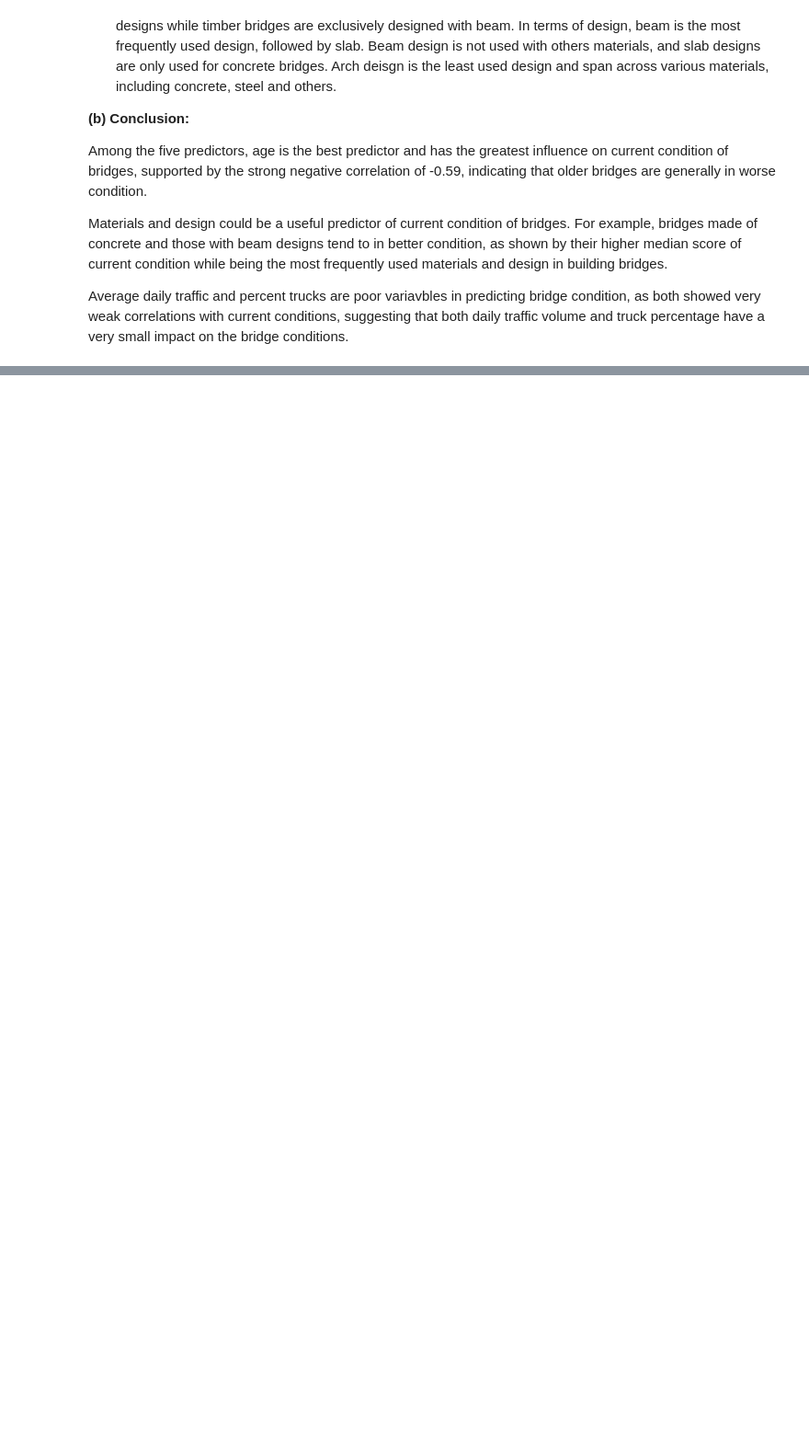
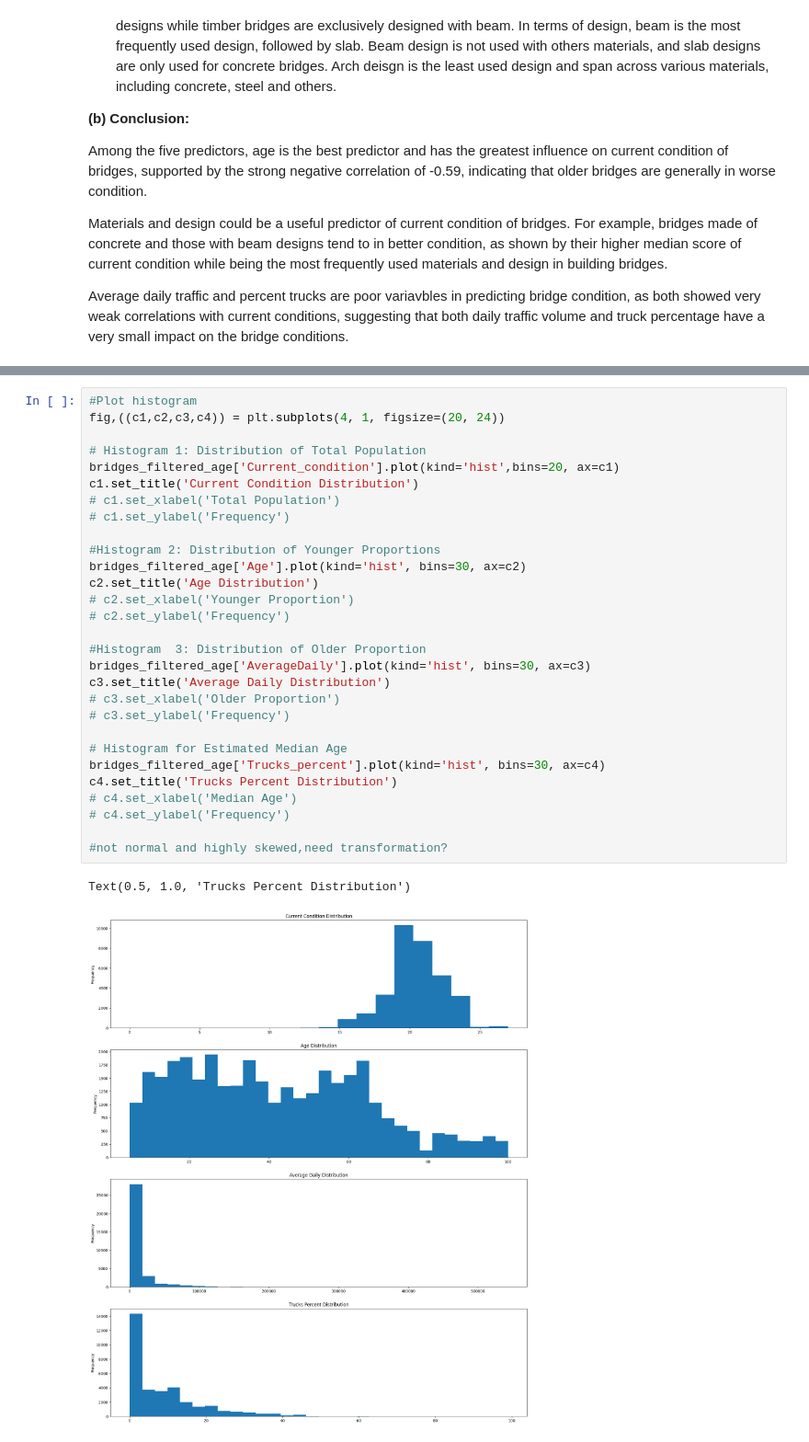
Before and after one commit to Ericazzzzzz/Texas-Bridges-Condition-Analysis, a Jupyter notebook: ECS7024P_CW2.ipynb, the cells around one changed output, grey strips where cells are left out. Shown: that part at 92% size. Saved outputs shown, nothing was run; the diff lists cells and outputs as text; blank space fills up the shorter version.

```diff
--- a/ECS7024P_CW2.ipynb
+++ b/ECS7024P_CW2.ipynb
@@ -410,0 +429,32 @@ Average daily traffic and percent trucks are poor variavbles in predicting bridg
+# %%
+#Plot histogram
+fig,((c1,c2,c3,c4)) = plt.subplots(4, 1, figsize=(20, 24))
+
+# Histogram 1: Distribution of Total Population
+bridges_filtered_age['Current_condition'].plot(kind='hist',bins=20, ax=c1)
+c1.set_title('Current Condition Distribution')
+# c1.set_xlabel('Total Population')
+# c1.set_ylabel('Frequency')
+
+#Histogram 2: Distribution of Younger Proportions
+bridges_filtered_age['Age'].plot(kind='hist', bins=30, ax=c2)
+c2.set_title('Age Distribution')
+# c2.set_xlabel('Younger Proportion')
+# c2.set_ylabel('Frequency')
+
+#Histogram  3: Distribution of Older Proportion
+bridges_filtered_age['AverageDaily'].plot(kind='hist', bins=30, ax=c3)
+c3.set_title('Average Daily Distribution')
+# c3.set_xlabel('Older Proportion')
+# c3.set_ylabel('Frequency')
+
+# Histogram for Estimated Median Age
+bridges_filtered_age['Trucks_percent'].plot(kind='hist', bins=30, ax=c4)
+c4.set_title('Trucks Percent Distribution')
+# c4.set_xlabel('Median Age')
+# c4.set_ylabel('Frequency')
+
+#not normal and highly skewed,need transformation?
+# %% [output]
+Text(0.5, 1.0, 'Trucks Percent Distribution')
+[figure, added]
```
Also changed, not shown: parts of 6 cells of this notebook.
